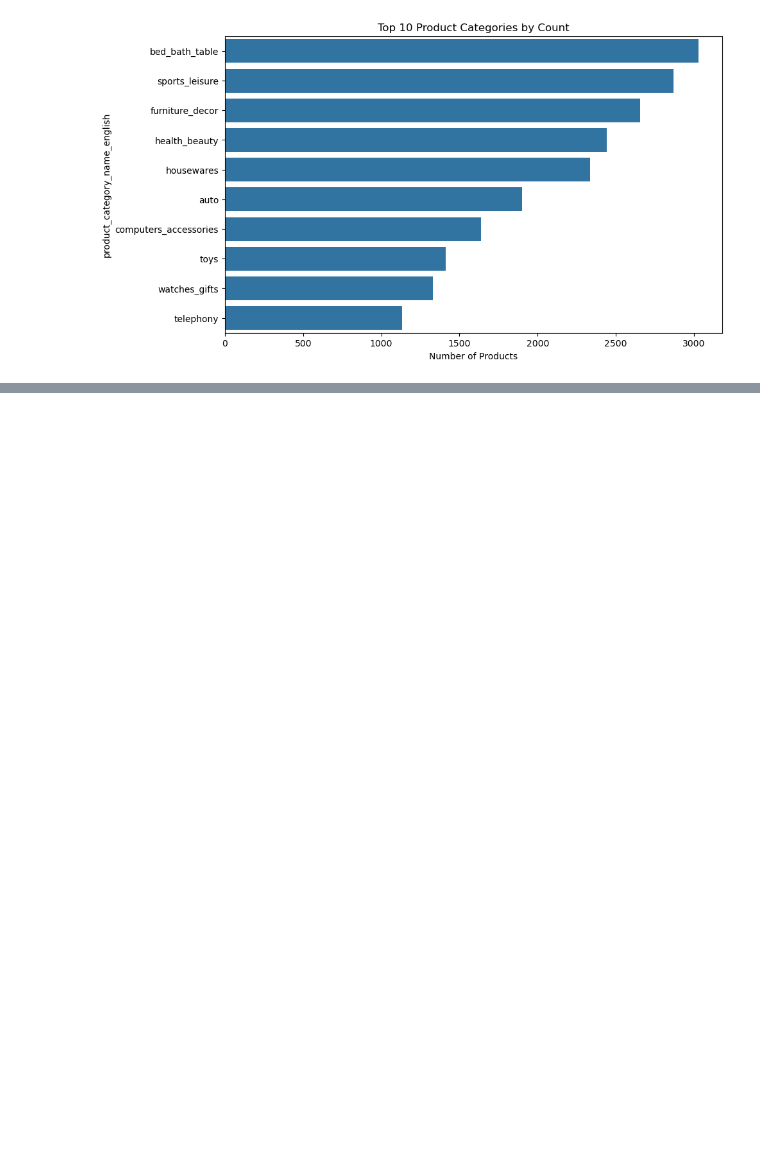
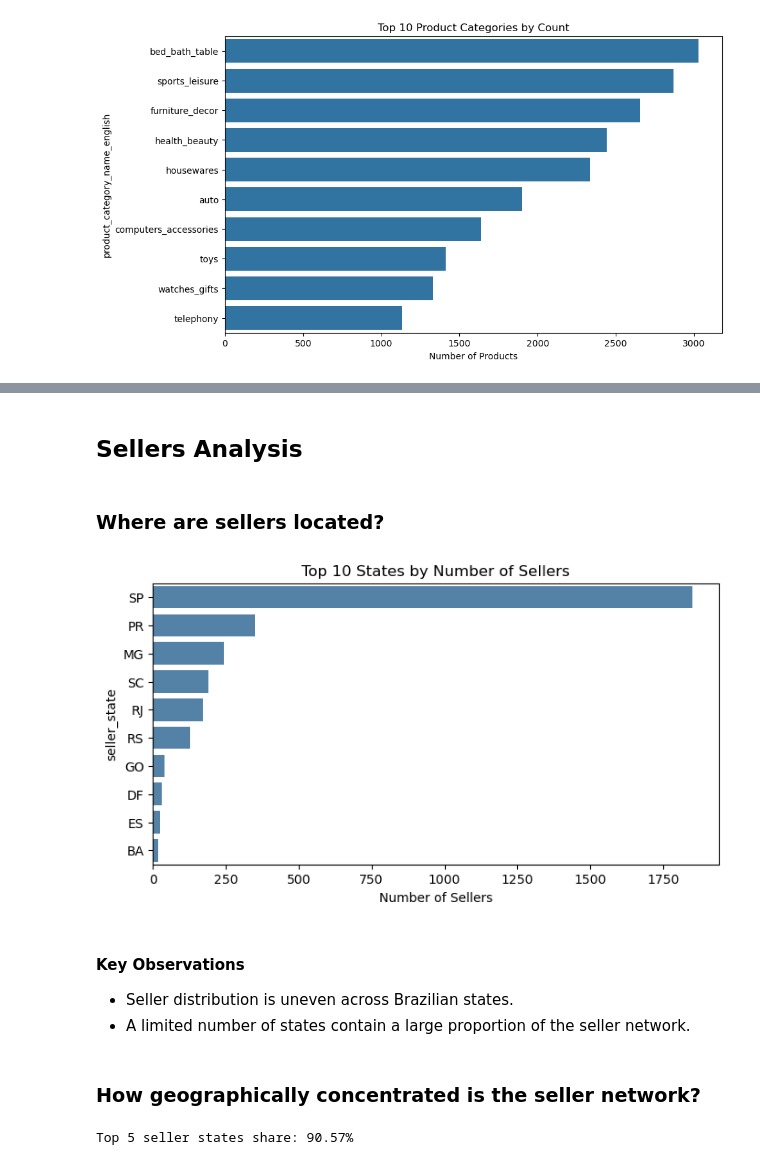
Before and after one commit to AminrezaAman/brazilian-ecommerce-analytics, a Jupyter notebook: notebooks/03_Exploratory_Data_Analysis.ipynb, the cells around one changed output, grey strips where cells are left out. Saved outputs shown, nothing was run; the diff lists cells and outputs as text; code cells hidden in the pictures; blank space fills up the shorter version.

Commit message:
start Sellers, Geolocations and Payment analysis

```diff
--- a/notebooks/03_Exploratory_Data_Analysis.ipynb
+++ b/notebooks/03_Exploratory_Data_Analysis.ipynb
@@ -528,0 +546,31 @@ plt.show()
+# %% [markdown]
+## Sellers Analysis
+# %% [markdown]
+### Where are sellers located?
+# %%
+top_seller_states = sellers_cleaned['seller_state'].value_counts().head(10)
+plt.figure(figsize=(8,4))
+sns.barplot(x=top_seller_states.values, y=top_seller_states.index, orient='h', color='steelblue')
+plt.title('Top 10 States by Number of Sellers')
+plt.xlabel('Number of Sellers')
+plt.show()
+# %% [output]
+[figure, added]
+# %% [markdown]
+#### Key Observations
+
+- Seller distribution is uneven across Brazilian states.
+- A limited number of states contain a large proportion of the seller network.
+# %% [markdown]
+### How geographically concentrated is the seller network?
+# %%
+seller_state_share = (
+    sellers_cleaned['seller_state']
+    .value_counts(normalize=True)
+    .head(5)
+    .sum()
+)
+
+print(f"Top 5 seller states share: {seller_state_share * 100:.2f}%")
+# %% [output]
+Top 5 seller states share: 90.57%
```
Also changed, not shown: parts of 20 cells of this notebook.
